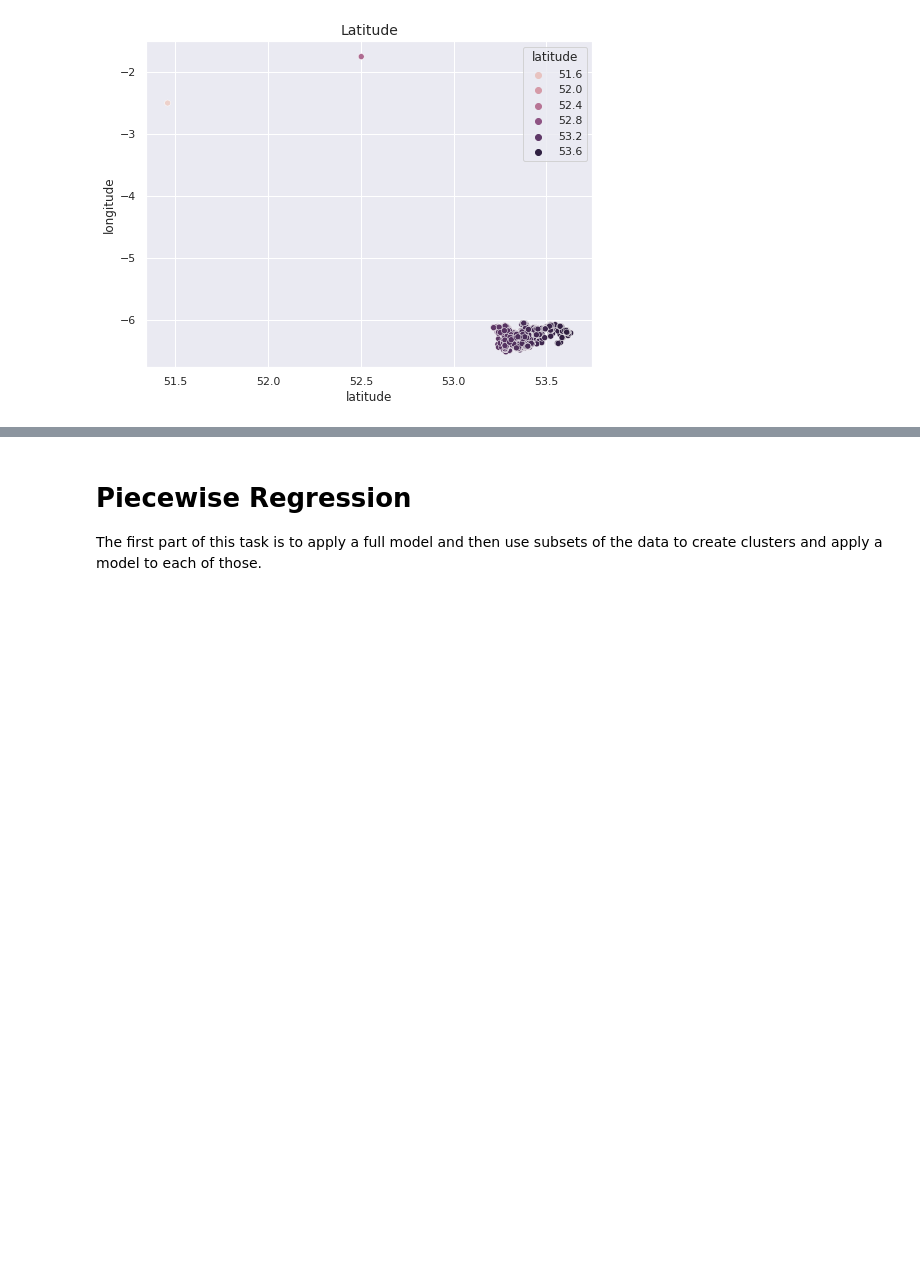
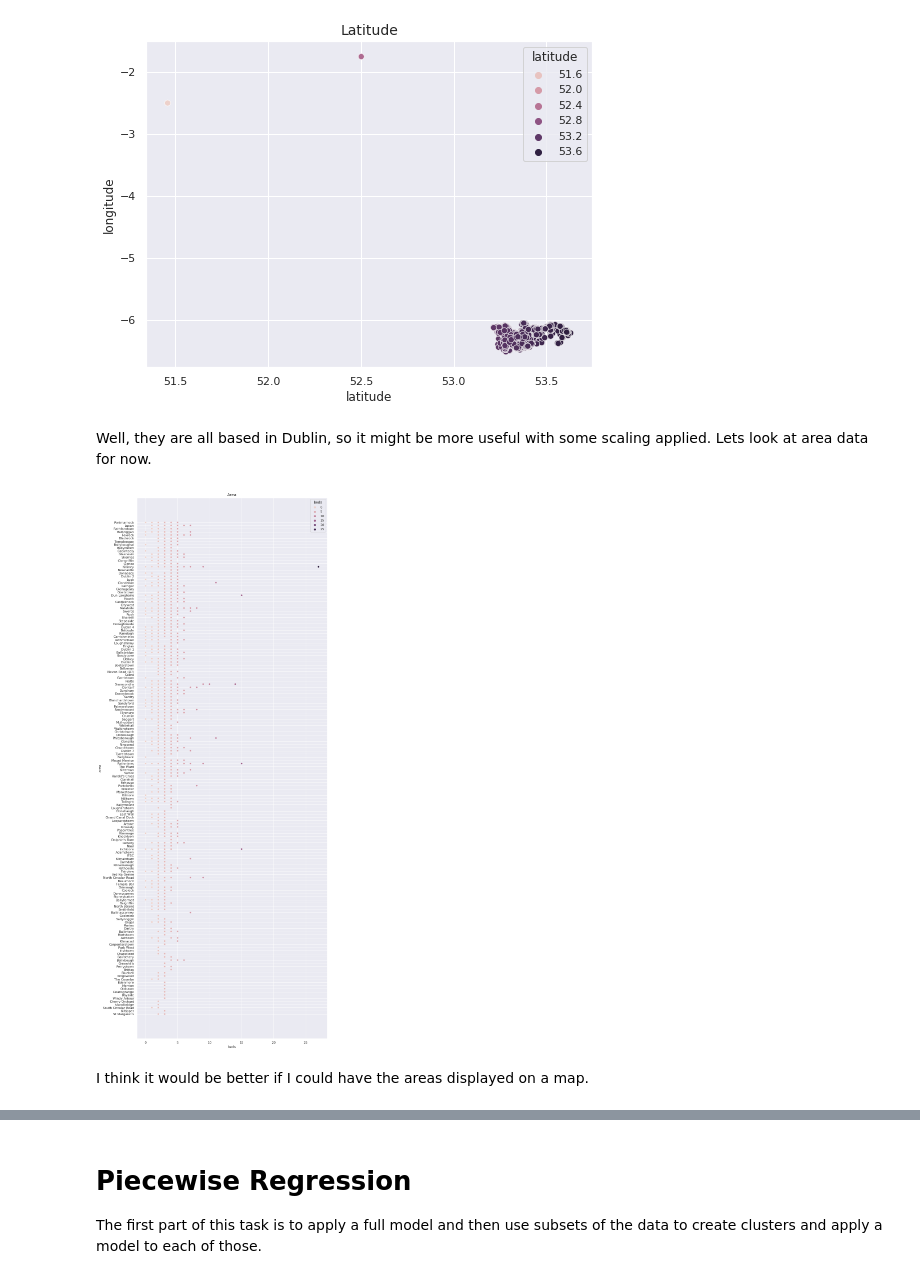
Before and after one commit to 9309888/ET5003-Group-2, a Jupyter notebook: ET5003_Etivity2_JohnHayes_9309888.ipynb, the cells around one changed output, grey strips where cells are left out. Cells and saved outputs as stored; diff of their text form; code cells hidden in the pictures; blank space fills up the shorter version.

```diff
--- a/ET5003_Etivity2_JohnHayes_9309888.ipynb
+++ b/ET5003_Etivity2_JohnHayes_9309888.ipynb
@@ -497,3 +502,15 @@ plt.title("Latitude", fontsize=14)
 plt.show()
 # %% [output]
 [figure]
+# %% [markdown]
+Well, they are all based in Dublin, so it might be more useful with some scaling applied. Lets look at area data for now.
+# %%
+sns.set(rc={'figure.figsize':(12,35)})
+
+sns.scatterplot(data=df_orig_train_data,x='beds', y='area', hue='beds')
+plt.title("Area", fontsize=14)
+plt.show()
+# %% [output]
+[figure, added]
+# %% [markdown]
+I think it would be better if I could have the areas displayed on a map.
```
Also changed, not shown: parts of 93 cells of this notebook.
